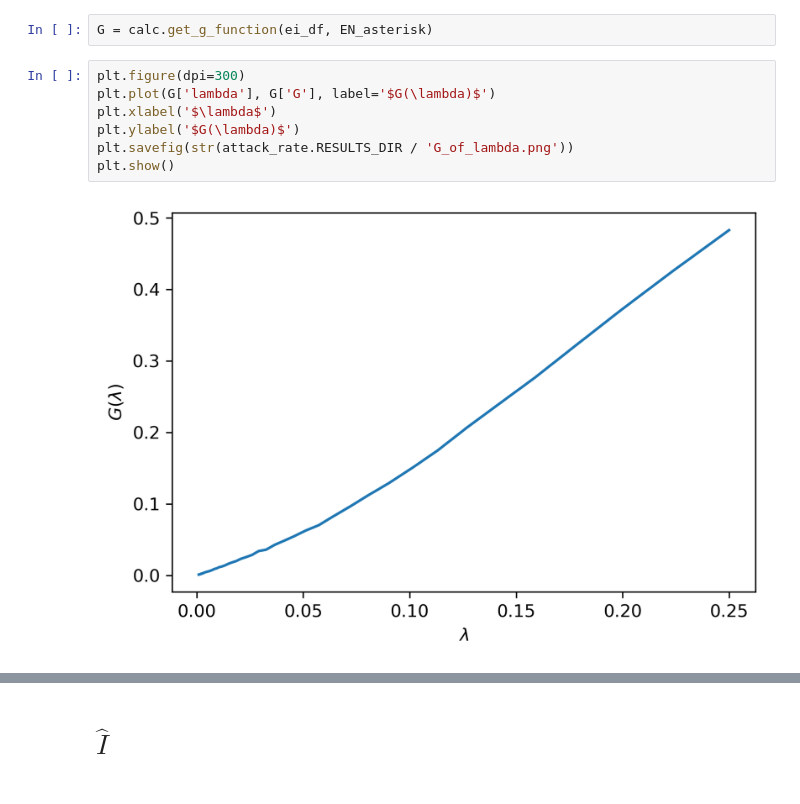
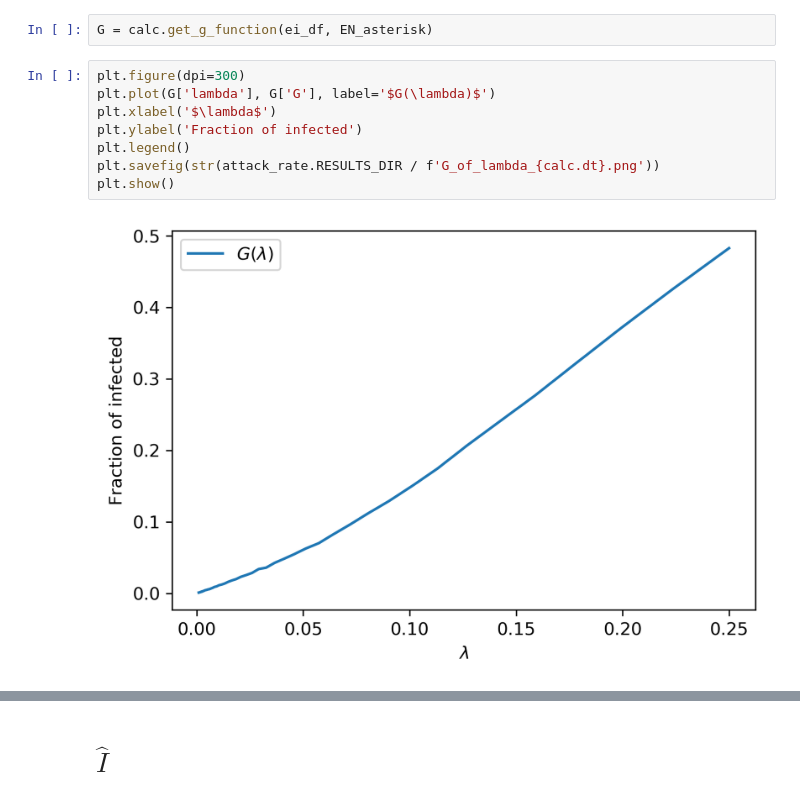
Before and after one commit to MOCOS-COVID19/dark-figure, a Jupyter notebook: notebooks/2020 07 11 Attack rate.ipynb, the cells around one changed output, grey strips where cells are left out. Saved outputs shown, nothing was run; the diff lists cells and outputs as text.

Commit message:
Notebooks for attack rate

```diff
--- a/notebooks/2020 07 11 Attack rate.ipynb
+++ b/notebooks/2020 07 11 Attack rate.ipynb
@@ -227,12 +227,13 @@ G = calc.get_g_function(ei_df, EN_asterisk)
 # %%
 plt.figure(dpi=300)
 plt.plot(G['lambda'], G['G'], label='$G(\lambda)$')
 plt.xlabel('$\lambda$')
-plt.ylabel('$G(\lambda)$')
-plt.savefig(str(attack_rate.RESULTS_DIR / 'G_of_lambda.png'))
+plt.ylabel('Fraction of infected')
+plt.legend()
+plt.savefig(str(attack_rate.RESULTS_DIR / f'G_of_lambda_{calc.dt}.png'))
 plt.show()
 # %% [output]
-[figure, old version]
+[figure, new version]
 # %%
 plt.figure(dpi=300)
 plt.plot(G['G'], G['lambda'], label='$G^{-1}$')
```
Also changed, not shown: parts of 3 cells of this notebook, 4 other files.
